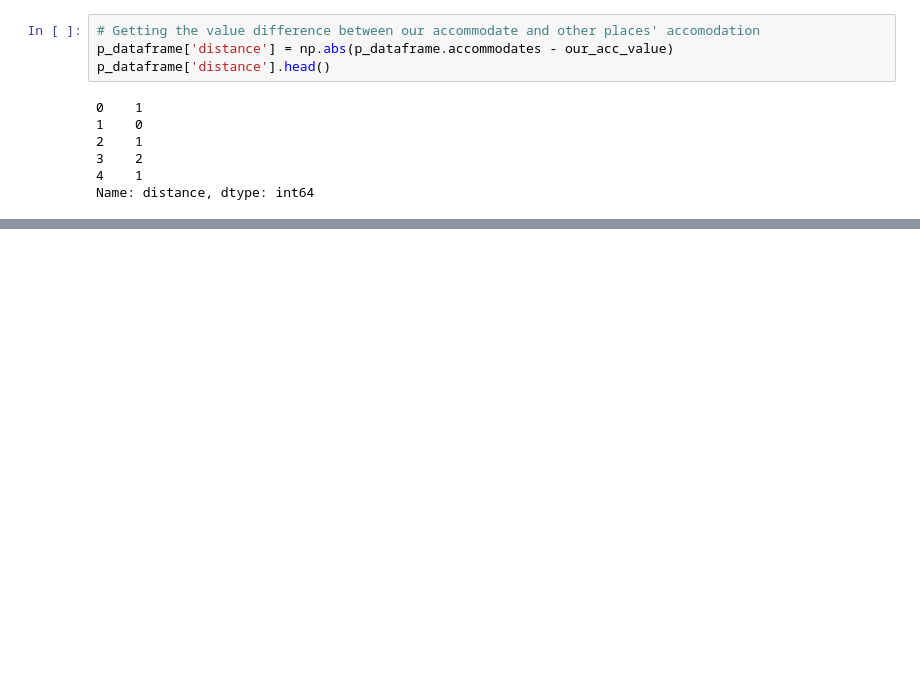
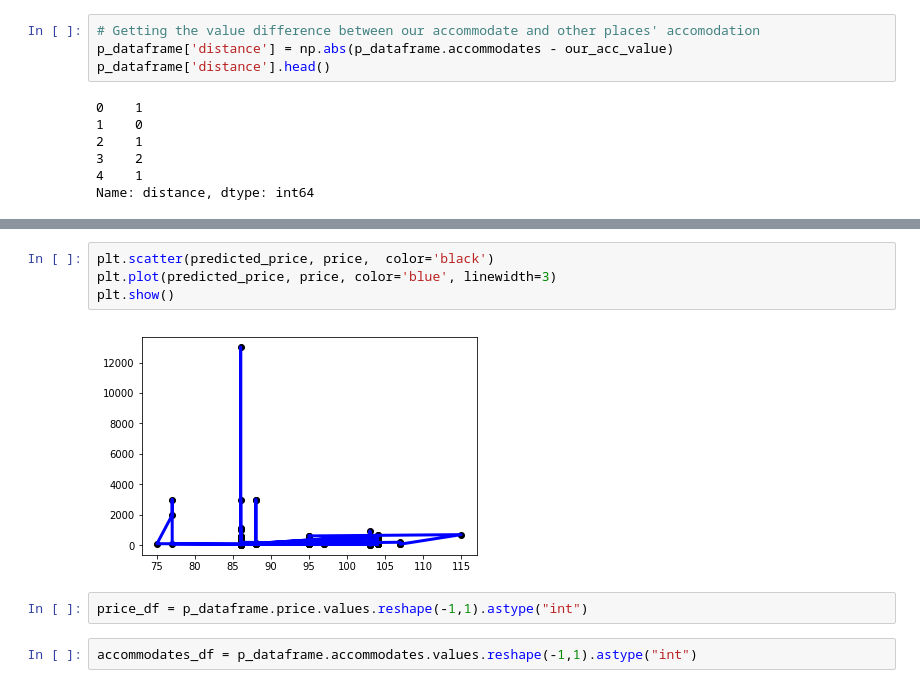
Before and after one commit to muratdemircan/airbnbindicator, a Jupyter notebook: Airbnb.ipynb, the cells around one changed output, grey strips where cells are left out. Cells and saved outputs as stored; diff of their text form; blank space fills up the shorter version.

```diff
--- a/Airbnb.ipynb
+++ b/Airbnb.ipynb
@@ -49,0 +227,10 @@ Name: distance, dtype: int64
+# %%
+plt.scatter(predicted_price, price,  color='black')
+plt.plot(predicted_price, price, color='blue', linewidth=3)
+plt.show()
+# %% [output]
+[figure, added]
+# %%
+price_df = p_dataframe.price.values.reshape(-1,1).astype("int")
+# %%
+accommodates_df = p_dataframe.accommodates.values.reshape(-1,1).astype("int")
```
Also changed, not shown: parts of 25 cells of this notebook.
